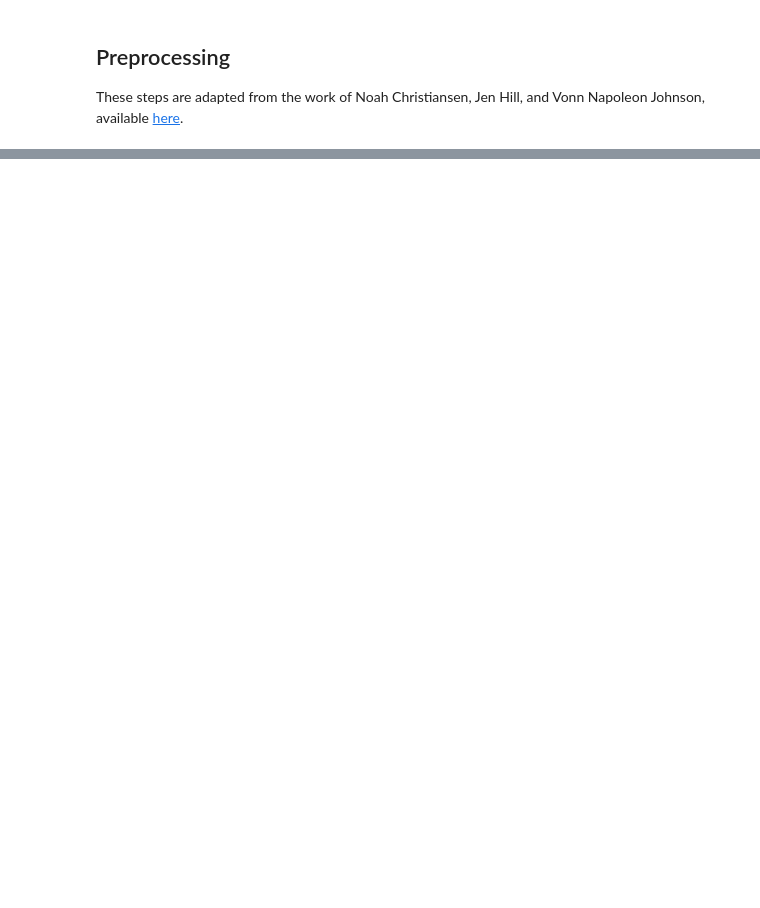
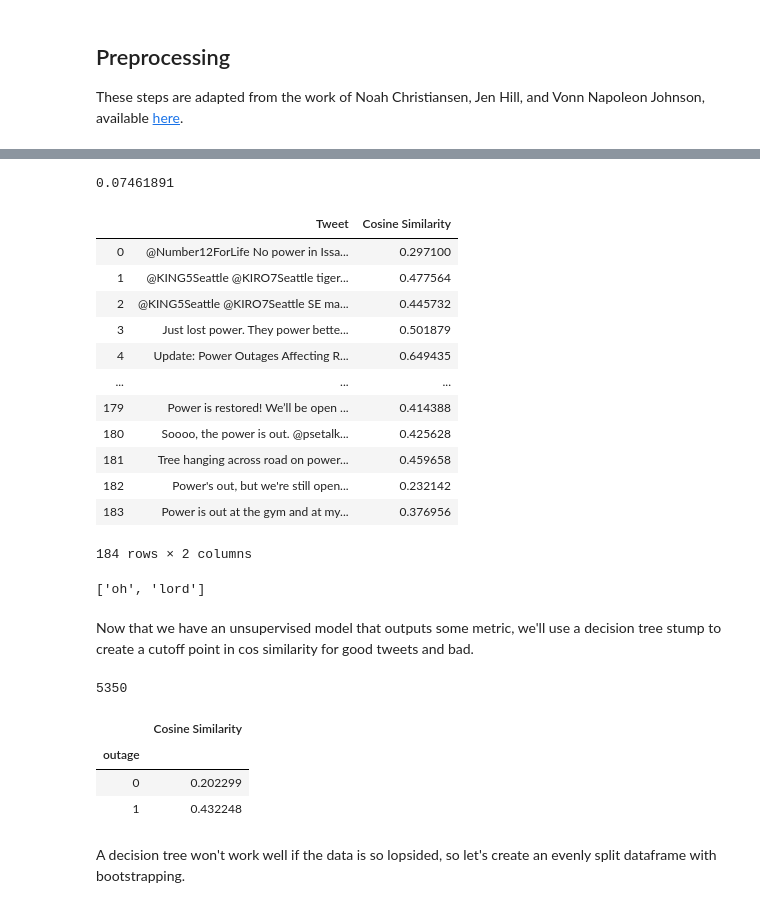
Before and after one commit to EthanHenley/power-outage-detection, a Jupyter notebook: ethan/02_vectorization_model.ipynb, the cells around one changed output, grey strips where cells are left out. Saved outputs shown, nothing was run; the diff lists cells and outputs as text; code cells hidden in the pictures; blank space fills up the shorter version.

Commit message:
WORKING-ISH MODEL

```diff
--- a/ethan/02_vectorization_model.ipynb
+++ b/ethan/02_vectorization_model.ipynb
@@ -152,0 +74,3 @@ tweets2vec.most_similar(positive=['blackout','power','outage'],
+# %%
+model = gensim.models.KeyedVectors.load_word2vec_format(
+    'lexvec.enwiki+newscrawl.300d.W.pos.vectors')
@@ -152,0 +148,59 @@ tweets2vec.most_similar(positive=['blackout','power','outage'],
+# %%
+def cos_sim(v1, v2): #adapted from christiansen et al
+    return np.dot(v1,v2)/np.sqrt(np.dot(v1,v1)*np.dot(v2,v2))
+
+def cos_sim_words(w1,w2,model=model):
+    try:
+        return cos_sim(model.word_vec(w1),model.word_vec(w2))
+    except:
+        print(f'{w1} or {w2} not in vocabulary.')
+        return np.nan
+
+def cos_sim_wc(word,corpus_vector,model=model):
+    try:
+        return cos_sim(model.word_vec(word),corpus_vector)
+    except:
+        print(f'{word} not in vocabulary.')
+        return np.nan
+
+def cos_sim_tc(tweet, corpus_vector, model=model):
+    tweet_vector = vectorize_corpus(tweet)
+    return cos_sim(tweet_vector, corpus_vector)
+# %%
+cos_sim_words('blackout','cod')
+# %% [output]
+0.07461891
+# %%
+power_out = ['outage','blackout','brownout','power','line','transformer',
+             'storm','pseg','out','damage','powerout','backup','cable',
+             'circuit','cutoff','overload','fire','grid','energy',
+             'surge','eia','lights','light','outages','cut','failure',
+             'severe','weather','substation','lines','voltage','short']
+
+power_out_vector = vectorize_corpus(power_out)
+# %%
+cos_sim_list = [cos_sim_tc(t,power_out_vector) for t in tweet_list]
+# %%
+# visualize tweets against the words they're reduced down to
+
+pd.DataFrame([(a,b) for a,b in zip(list(outage_tweets['text']),
+                                   cos_sim_list)],
+             columns=['Tweet','Cosine Similarity'])
+# %% [output]
+|  | Tweet | Cosine Similarity |
+| 0 | @Number12ForLife No power in Issa... | 0.297100 |
+| 1 | @KING5Seattle @KIRO7Seattle tiger... | 0.477564 |
+| 2 | @KING5Seattle @KIRO7Seattle SE ma... | 0.445732 |
+| 3 | Just lost power. They power bette... | 0.501879 |
+| 4 | Update: Power Outages Affecting R... | 0.649435 |
+| ... | ... | ... |
+| 179 | Power is restored! We’ll be open ... | 0.414388 |
+| 180 | Soooo, the power is out. @psetalk... | 0.425628 |
+| 181 | Tree hanging across road on power... | 0.459658 |
+| 182 | Power's out, but we're still open... | 0.232142 |
+| 183 | Power is out at the gym and at my... | 0.376956 |
+184 rows × 2 columns
+# %%
+[ for t in list(wa_tweets['text'])][-1]
+# %% [output]
+['oh', 'lord']
@@ -152,0 +209,6 @@ tweets2vec.most_similar(positive=['blackout','power','outage'],
+# %% [markdown]
+Now that we have an unsupervised model that outputs some metric, we'll use a decision tree stump to create a cutoff point in cos similarity for good tweets and bad.
+# %%
+wa_tweets['outage'].value_counts()[0]
+# %% [output]
+5350
@@ -152,0 +218,9 @@ tweets2vec.most_similar(positive=['blackout','power','outage'],
+# %%
+wa_tweets.groupby('outage').mean()
+# %% [output]
+|  | Cosine Similarity |
+| outage |  |
+| 0 | 0.202299 |
+| 1 | 0.432248 |
+# %% [markdown]
+A decision tree won't work well if the data is so lopsided, so let's create an evenly split dataframe with bootstrapping.
```
Also changed, not shown: parts of 32 cells of this notebook, 3 other files.
